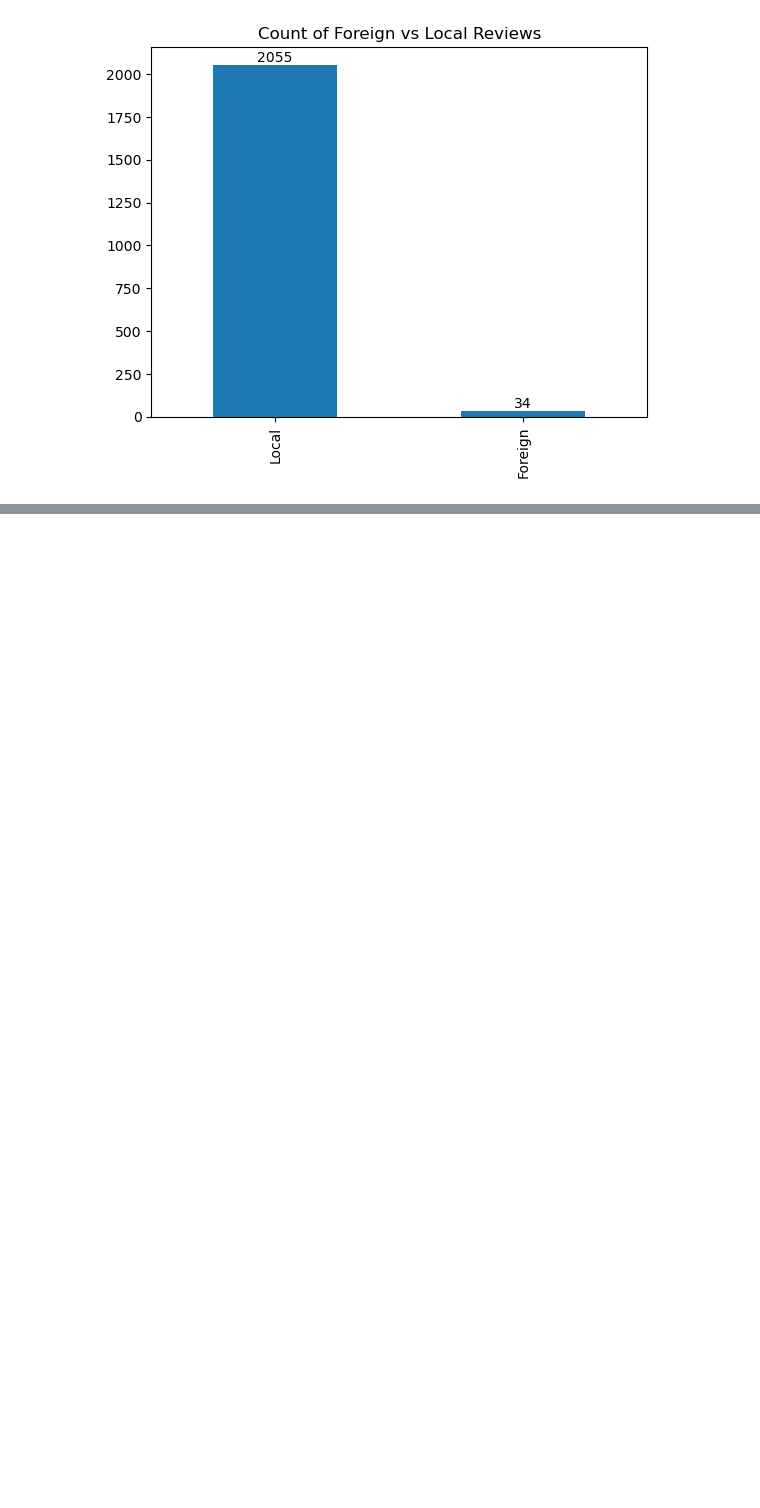
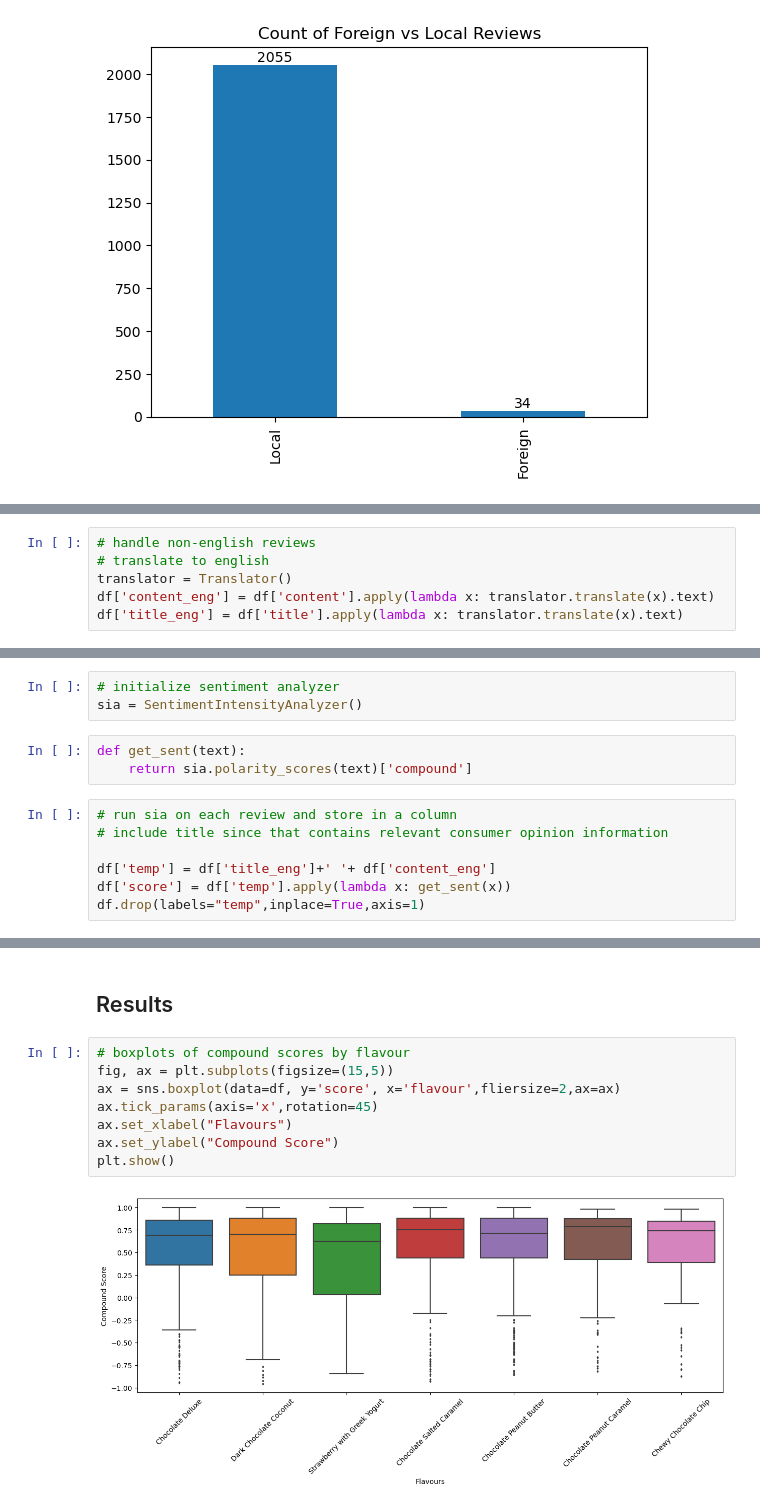
Before and after one commit to Xavi422/amz-review-scraper, a Jupyter notebook: sentiment.ipynb, the cells around one changed output, grey strips where cells are left out. Cells and saved outputs as stored; diff of their text form; blank space fills up the shorter version.

```diff
--- a/sentiment.ipynb
+++ b/sentiment.ipynb
@@ -65,0 +86,6 @@ plt.show()
+# %%
+# handle non-english reviews
+# translate to english
+translator = Translator()
+df['content_eng'] = df['content'].apply(lambda x: translator.translate(x).text)
+df['title_eng'] = df['title'].apply(lambda x: translator.translate(x).text)
@@ -65,0 +94,13 @@ plt.show()
+# %%
+# initialize sentiment analyzer
+sia = SentimentIntensityAnalyzer()
+# %%
+def get_sent(text):
+    return sia.polarity_scores(text)['compound']
+# %%
+# run sia on each review and store in a column
+# include title since that contains relevant consumer opinion information
+
+df['temp'] = df['title_eng']+' '+ df['content_eng']
+df['score'] = df['temp'].apply(lambda x: get_sent(x))
+df.drop(labels="temp",inplace=True,axis=1)
@@ -65,0 +115,12 @@ plt.show()
+# %% [markdown]
+## Results
+# %%
+# boxplots of compound scores by flavour
+fig, ax = plt.subplots(figsize=(15,5))
+ax = sns.boxplot(data=df, y='score', x='flavour',fliersize=2,ax=ax)
+ax.tick_params(axis='x',rotation=45)
+ax.set_xlabel("Flavours")
+ax.set_ylabel("Compound Score")
+plt.show()
+# %% [output]
+[figure, added]
```
Also changed, not shown: parts of 10 cells of this notebook, 1 other file.
